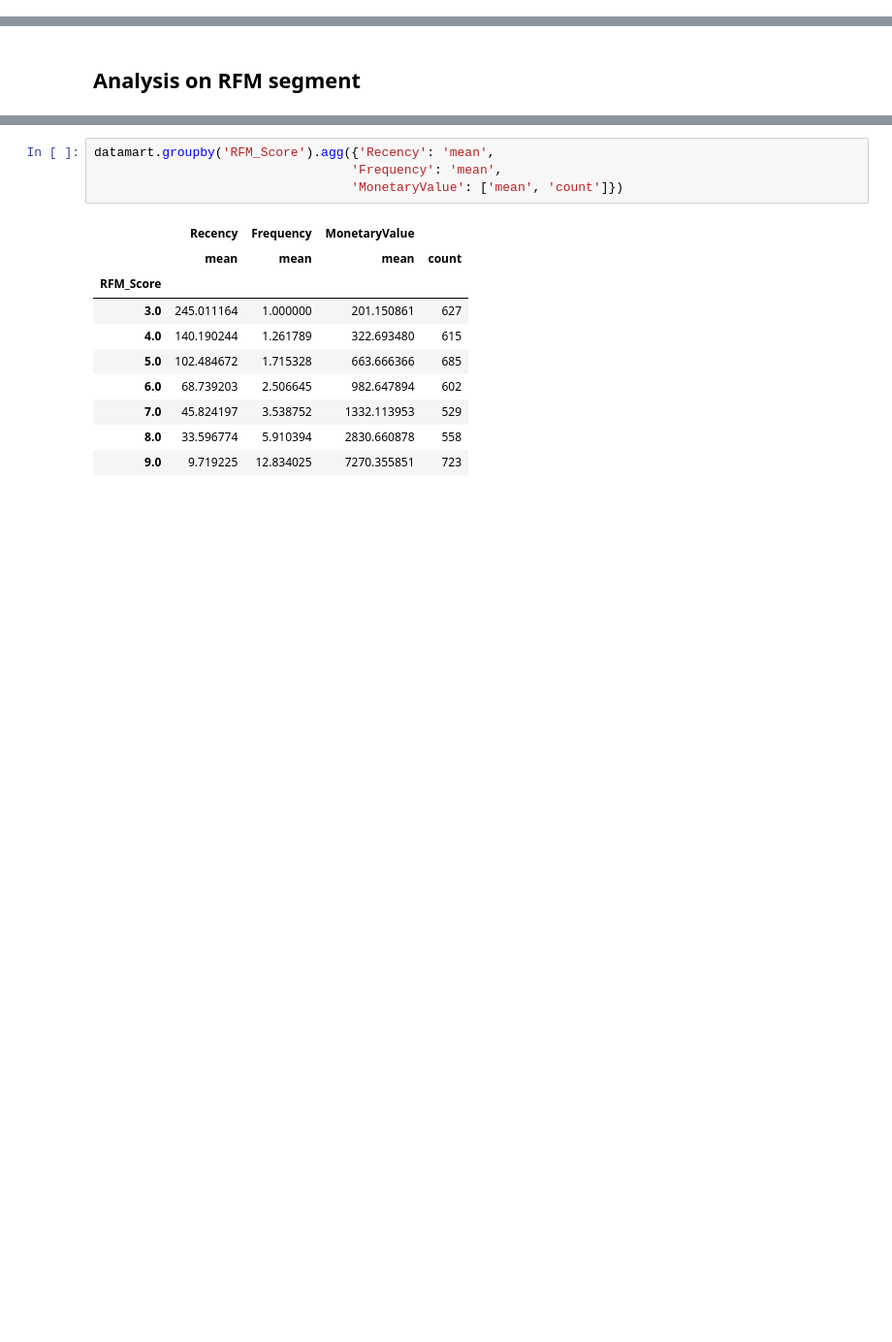
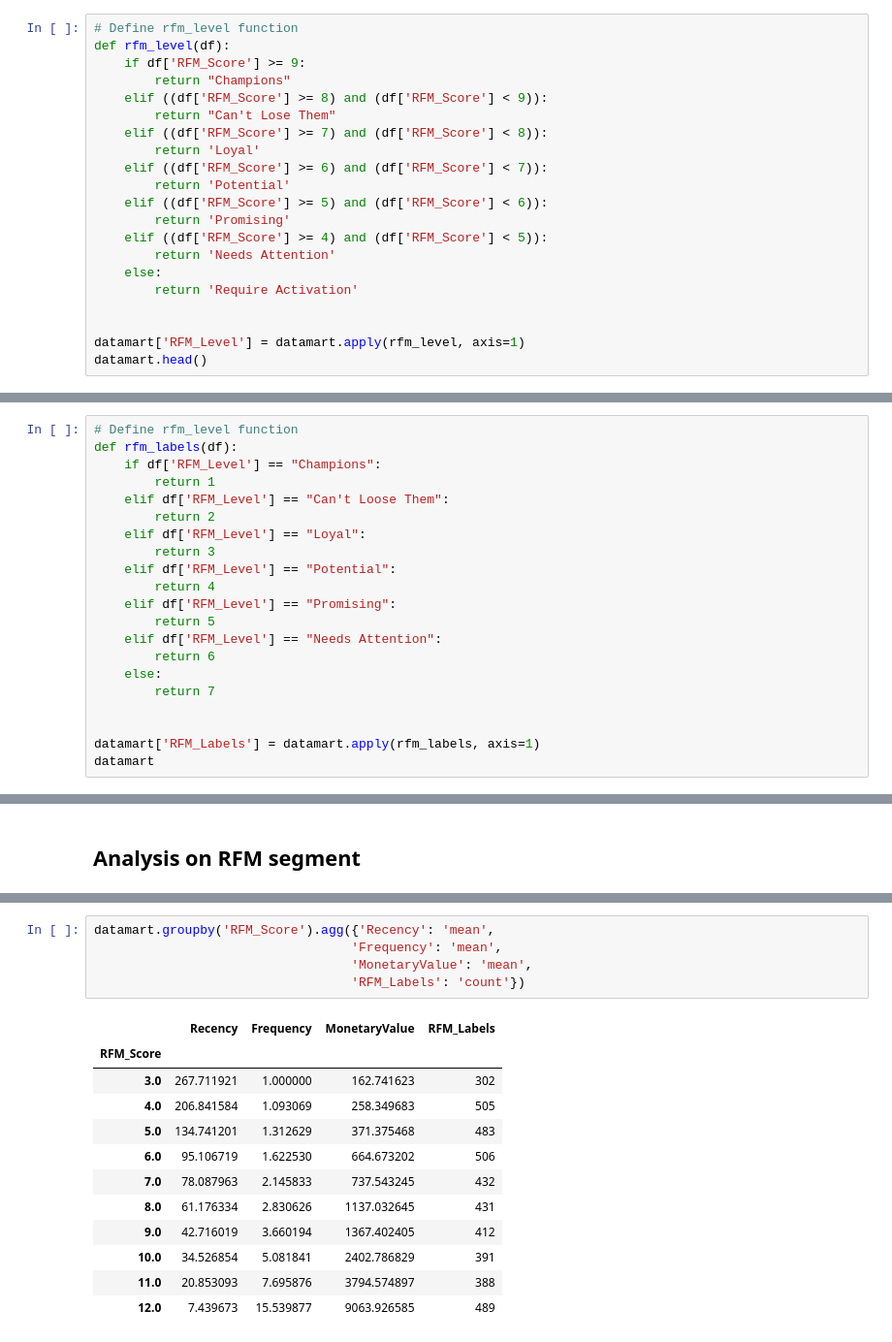
Before and after one commit to dylan-kuo/Growth_Analysis, a Jupyter notebook: Customer_Segmentation_From_RFM_Value.ipynb, the cells around one changed output, grey strips where cells are left out. Shown: that part at 97% size. Drawn from its saved outputs; the diff is of its cells as text; blank space fills up the shorter version.

```diff
--- a/Customer_Segmentation_From_RFM_Value.ipynb
+++ b/Customer_Segmentation_From_RFM_Value.ipynb
@@ -306,0 +314,21 @@ datamart.head()
+# %%
+# Define rfm_level function
+def rfm_level(df):
+    if df['RFM_Score'] >= 9:
+        return "Champions"
+    elif ((df['RFM_Score'] >= 8) and (df['RFM_Score'] < 9)):
+        return "Can't Lose Them"
+    elif ((df['RFM_Score'] >= 7) and (df['RFM_Score'] < 8)):
+        return 'Loyal'
+    elif ((df['RFM_Score'] >= 6) and (df['RFM_Score'] < 7)):
+        return 'Potential'
+    elif ((df['RFM_Score'] >= 5) and (df['RFM_Score'] < 6)):
+        return 'Promising'
+    elif ((df['RFM_Score'] >= 4) and (df['RFM_Score'] < 5)):
+        return 'Needs Attention'
+    else:
+        return 'Require Activation'
+
+
+datamart['RFM_Level'] = datamart.apply(rfm_level, axis=1)
+datamart.head()
@@ -306,0 +343,21 @@ datamart.head()
+# %%
+# Define rfm_level function
+def rfm_labels(df):
+    if df['RFM_Level'] == "Champions":
+        return 1
+    elif df['RFM_Level'] == "Can't Loose Them":
+        return 2
+    elif df['RFM_Level'] == "Loyal":
+        return 3
+    elif df['RFM_Level'] == "Potential":
+        return 4
+    elif df['RFM_Level'] == "Promising":
+        return 5
+    elif df['RFM_Level'] == "Needs Attention":
+        return 6
+    else:
+        return 7
+
+
+datamart['RFM_Labels'] = datamart.apply(rfm_labels, axis=1)
+datamart
@@ -309,18 +416,21 @@ datamart.head()
 # %%
 datamart.groupby('RFM_Score').agg({'Recency': 'mean',
                                   'Frequency': 'mean',
-                                  'MonetaryValue': ['mean', 'count']})
+                                  'MonetaryValue': 'mean',
+                                  'RFM_Labels': 'count'})
 # %% [output]
-|  | Recency | Frequency | MonetaryValue |  |
-|  | mean | mean | mean | count |
+|  | Recency | Frequency | MonetaryValue | RFM_Labels |
 | RFM_Score |  |  |  |  |
-| 3.0 | 245.011164 | 1.000000 | 201.150861 | 627 |
-| 4.0 | 140.190244 | 1.261789 | 322.693480 | 615 |
-| 5.0 | 102.484672 | 1.715328 | 663.666366 | 685 |
-| 6.0 | 68.739203 | 2.506645 | 982.647894 | 602 |
-| 7.0 | 45.824197 | 3.538752 | 1332.113953 | 529 |
-| 8.0 | 33.596774 | 5.910394 | 2830.660878 | 558 |
-| 9.0 | 9.719225 | 12.834025 | 7270.355851 | 723 |
+| 3.0 | 267.711921 | 1.000000 | 162.741623 | 302 |
+| 4.0 | 206.841584 | 1.093069 | 258.349683 | 505 |
+| 5.0 | 134.741201 | 1.312629 | 371.375468 | 483 |
+| 6.0 | 95.106719 | 1.622530 | 664.673202 | 506 |
+| 7.0 | 78.087963 | 2.145833 | 737.543245 | 432 |
+| 8.0 | 61.176334 | 2.830626 | 1137.032645 | 431 |
+| 9.0 | 42.716019 | 3.660194 | 1367.402405 | 412 |
+| 10.0 | 34.526854 | 5.081841 | 2402.786829 | 391 |
+| 11.0 | 20.853093 | 7.695876 | 3794.574897 | 388 |
+| 12.0 | 7.439673 | 15.539877 | 9063.926585 | 489 |
 # %%
 datamart.groupby('RFM_Segment').agg({'Recency': 'mean',
                                   'Frequency': 'mean',
```
Also changed, not shown: parts of 39 cells of this notebook.
